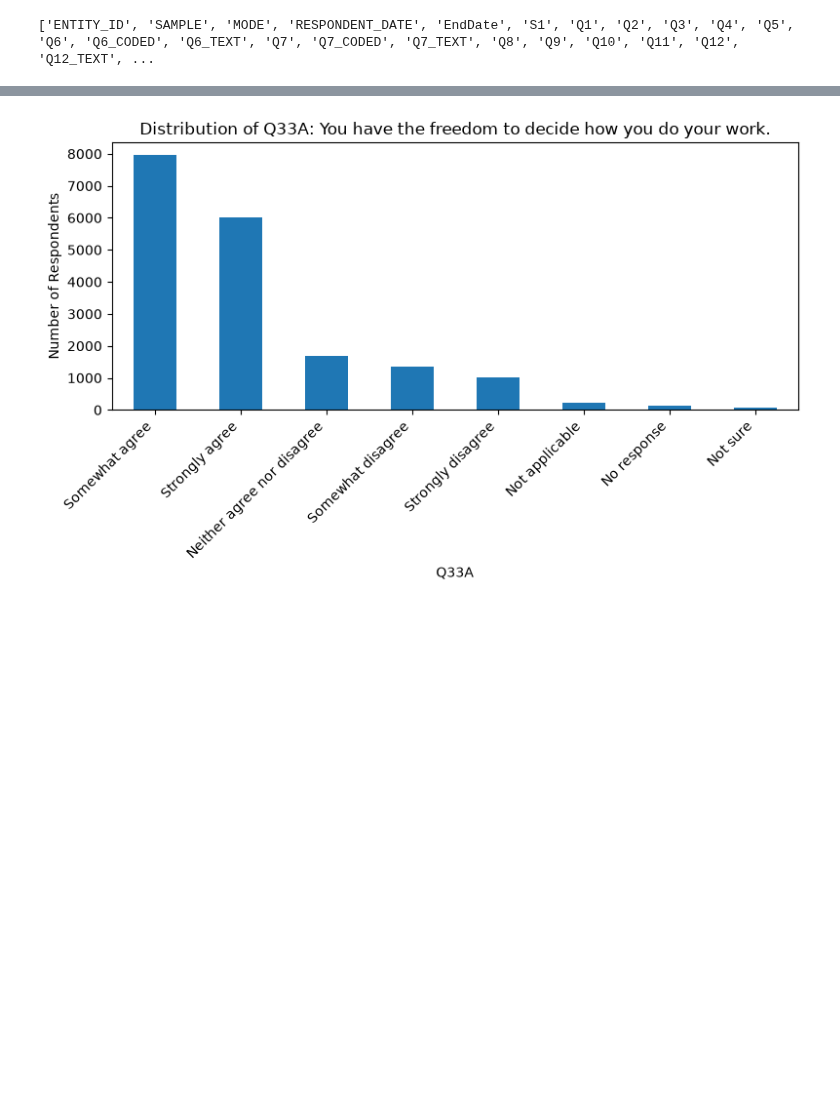
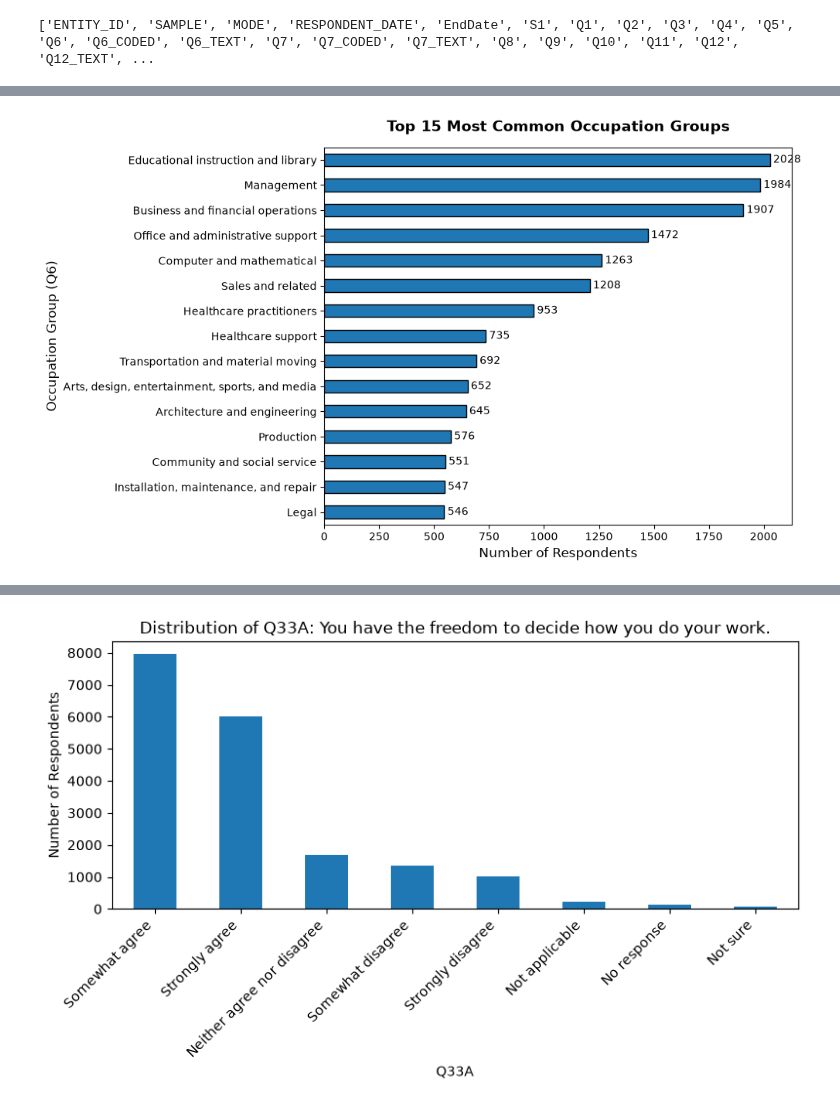
Before and after one commit to Break-Through-Tech/Swytch-2C-predicting-job-satisfaction-from-person-job-fit, a Jupyter notebook: notebooks/American-Job-quality.ipynb, the cells around one changed output, grey strips where cells are left out. Cells and saved outputs as stored; diff of their text form; code cells hidden in the pictures; blank space fills up the shorter version.

```diff
--- a/notebooks/American-Job-quality.ipynb
+++ b/notebooks/American-Job-quality.ipynb
@@ -112,0 +99,20 @@ Name: proportion, dtype: float64
+# %%
+# Helper function to identify which race responded to the survey
+def consolidate_race(row):
+    if row.get("Q60") == "Yes":
+        return "Hispanic/Latino"
+    elif row.get("Q61_3") == "Selected":
+        return "Black / African American"
+    elif row.get("Q61_2") == "Selected":
+        return "Asian"
+    elif row.get("Q61_5") == "Selected":
+        return "White"
+    else:
+        return "Other / Multiple"
+
+df_clean["Race_Ethnicity"] = df_clean.apply(consolidate_race, axis=1)
+
+# Summary of demographic counts
+print("\n--- Demographic Sample Breakdown ---")
+print("Gender (Q65):\n", df_clean["Q65"].value_counts(dropna=False))
+print("\nRace/Ethnicity (Consolidated):\n", df_clean["Race_Ethnicity"].value_counts(dropna=False),)
@@ -112,0 +134,17 @@ Name: proportion, dtype: float64
+# %%
+# Create plot for the top 15 occupation groups that completed the survey
+plt.figure(figsize=(10, 6))
+occ_counts = df_clean["Q6"].value_counts().head(15).sort_values(ascending=True)
+
+ax1 = occ_counts.plot(kind="barh", color="#1f77b4", edgecolor="black")
+plt.title("Top 15 Most Common Occupation Groups", fontsize=14, pad=15, fontweight="bold",)
+plt.xlabel("Number of Respondents", fontsize=12)
+plt.ylabel("Occupation Group (Q6)", fontsize=12)
+
+for index, value in enumerate(occ_counts):
+    ax1.text(value + 15, index, str(value), va="center", fontsize=10)
+
+plt.tight_layout()
+plt.show()
+# %% [output]
+[figure, added]
```
Also changed, not shown: parts of 22 cells of this notebook.
